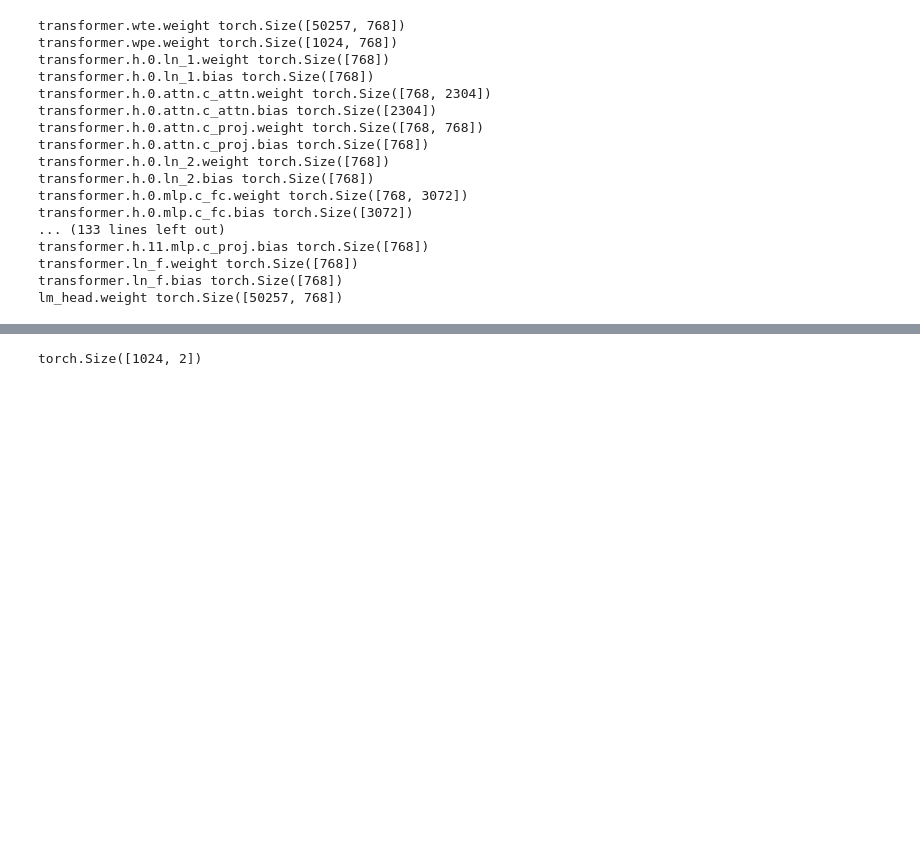
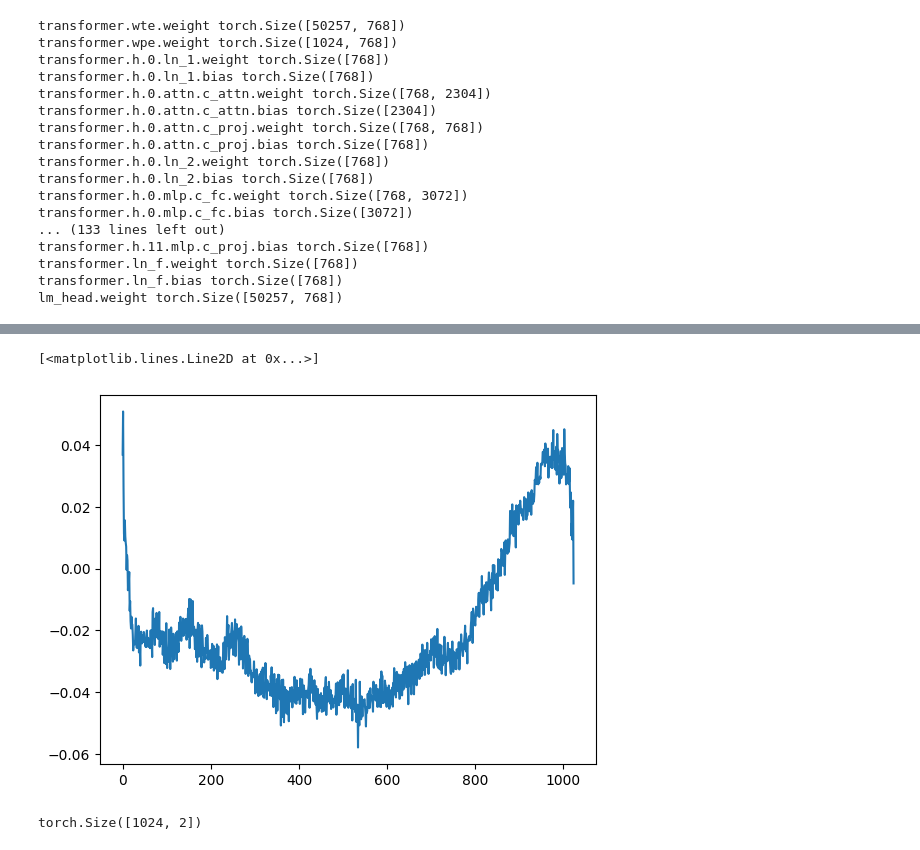
Before and after one commit to uvamsi76/practice_nanogpt, a Jupyter notebook: play2.ipynb, the cells around one changed output, grey strips where cells are left out. Saved outputs shown, nothing was run; the diff lists cells and outputs as text; code cells hidden in the pictures; blank space fills up the shorter version.

```diff
--- a/play2.ipynb
+++ b/play2.ipynb
@@ -80,3 +76,8 @@ plt.plot(sd_hf["transformer.wpe.weight"][:,1:10])
+# %%
+plt.plot(sd_hf["transformer.wpe.weight"][:,6])
+# %% [output]
+[<matplotlib.lines.Line2D at 0x...>]
+[figure, added]
 # %%
 sd_hf["transformer.wpe.weight"][:,:2].shape
 # %% [output]
```
Also changed, not shown: parts of 4 cells of this notebook, 10 other files.
